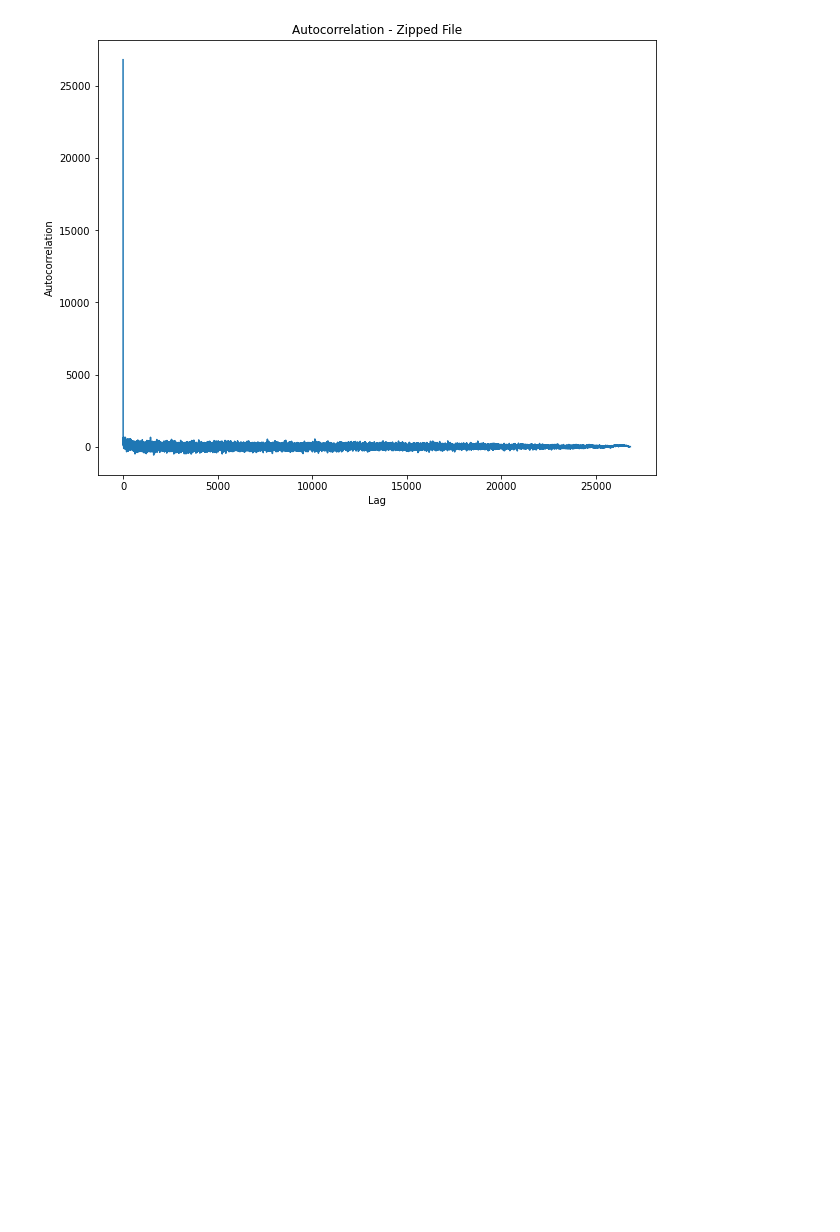
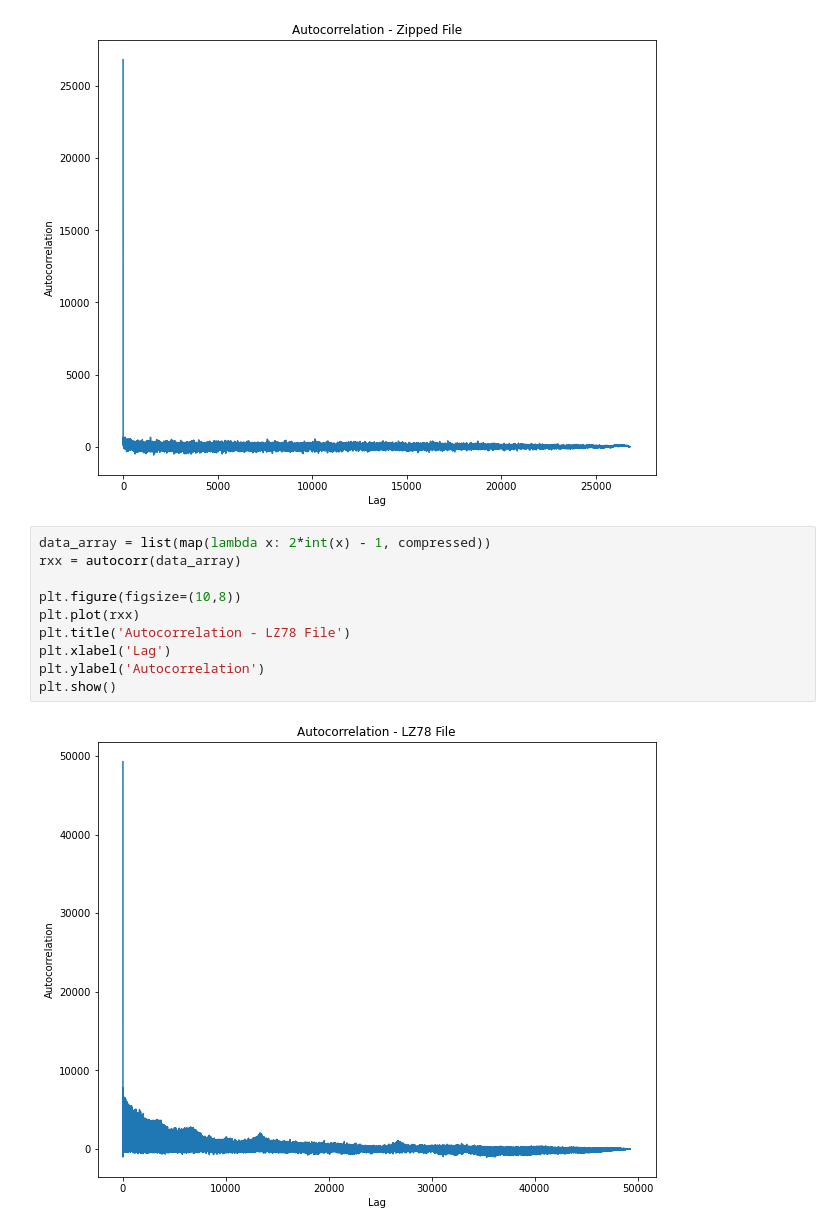
Before and after one commit to wsilveira-splunk/lz78_algorithm, a Jupyter notebook: lz78.ipynb, the cells around one changed output. Drawn from its saved outputs; the diff is of its cells as text; blank space fills up the shorter version.

Commit message:
Added Autocorrelation of LZ78

```diff
--- a/lz78.ipynb
+++ b/lz78.ipynb
@@ -145,3 +145,15 @@ plt.ylabel('Autocorrelation')
 plt.show()
 # %% [output]
 [figure]
+# %%
+data_array = list(map(lambda x: 2*int(x) - 1, compressed))
+rxx = autocorr(data_array)
+
+plt.figure(figsize=(10,8))
+plt.plot(rxx)
+plt.title('Autocorrelation - LZ78 File')
+plt.xlabel('Lag')
+plt.ylabel('Autocorrelation')
+plt.show()
+# %% [output]
+[figure, added]
```
